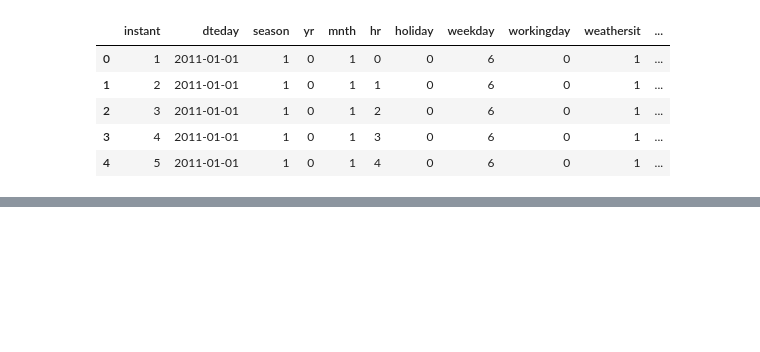
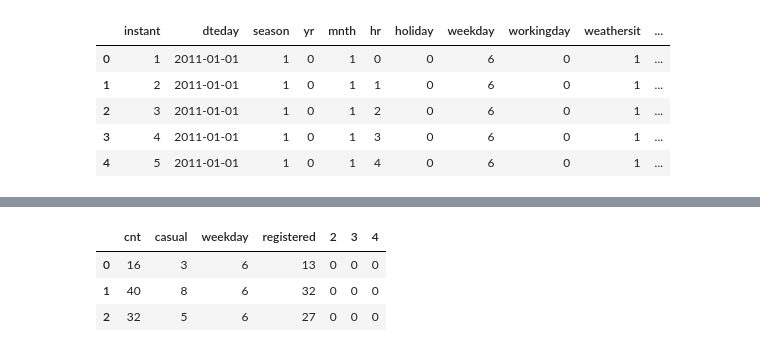
Before and after one commit to LeonVillanueva/MOOCs, a Jupyter notebook: DataQuest/Guided Project Bike Rentals/BikeRentals.ipynb, the cells around one changed output, grey strips where cells are left out. Cells and saved outputs as stored; diff of their text form; code cells hidden in the pictures; blank space fills up the shorter version.

```diff
--- a/DataQuest/Guided Project Bike Rentals/BikeRentals.ipynb
+++ b/DataQuest/Guided Project Bike Rentals/BikeRentals.ipynb
@@ -64,3 +92,10 @@ bike_rentals.head(5)
+# %%
+df.head(3)
+# %% [output]
+|  | cnt | casual | weekday | registered | 2 | 3 | 4 |
+| 0 | 16 | 3 | 6 | 13 | 0 | 0 | 0 |
+| 1 | 40 | 8 | 6 | 32 | 0 | 0 | 0 |
+| 2 | 32 | 5 | 6 | 27 | 0 | 0 | 0 |
 # %%
 from sklearn.model_selection import train_test_split
 # %%
```
Also changed, not shown: parts of 13 cells of this notebook.
